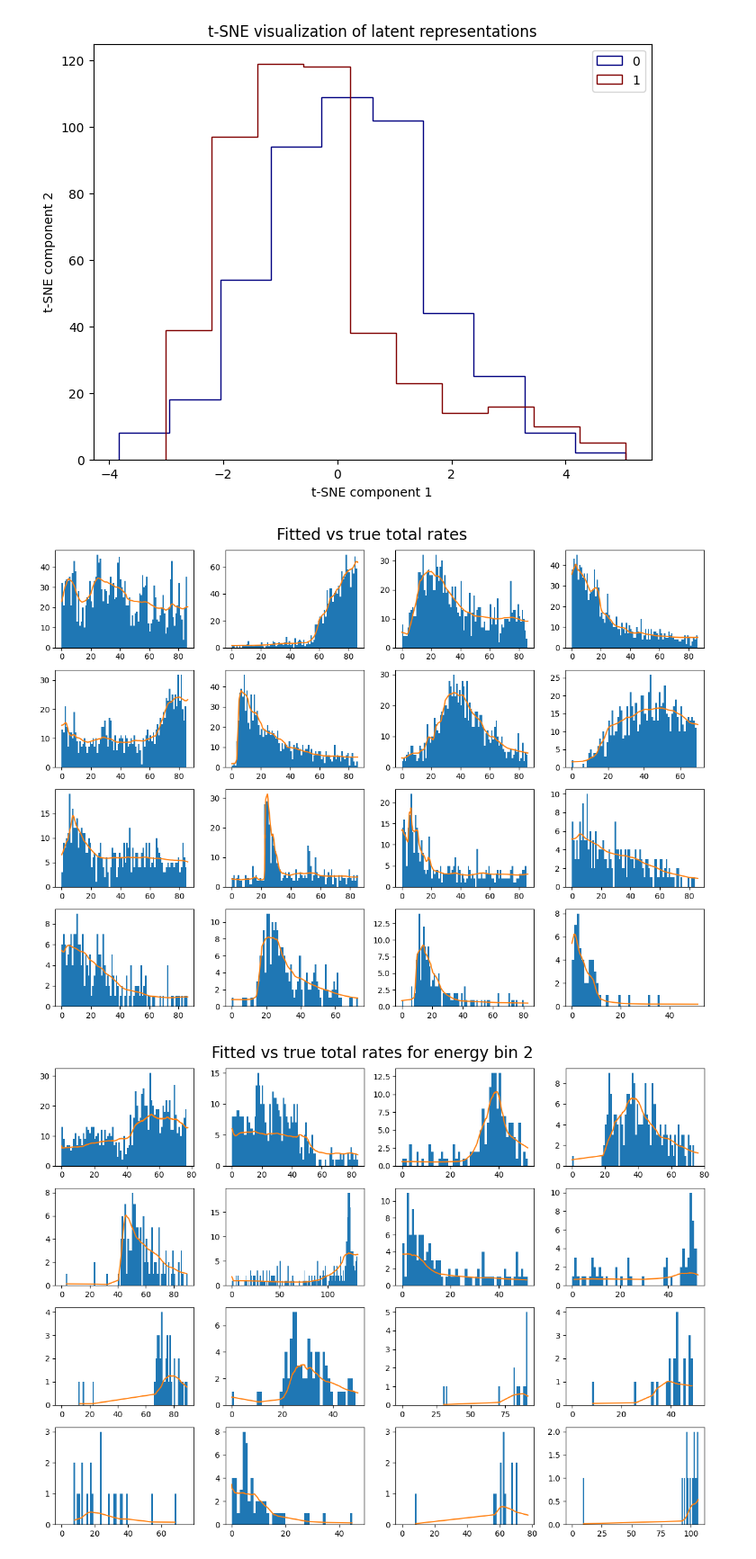
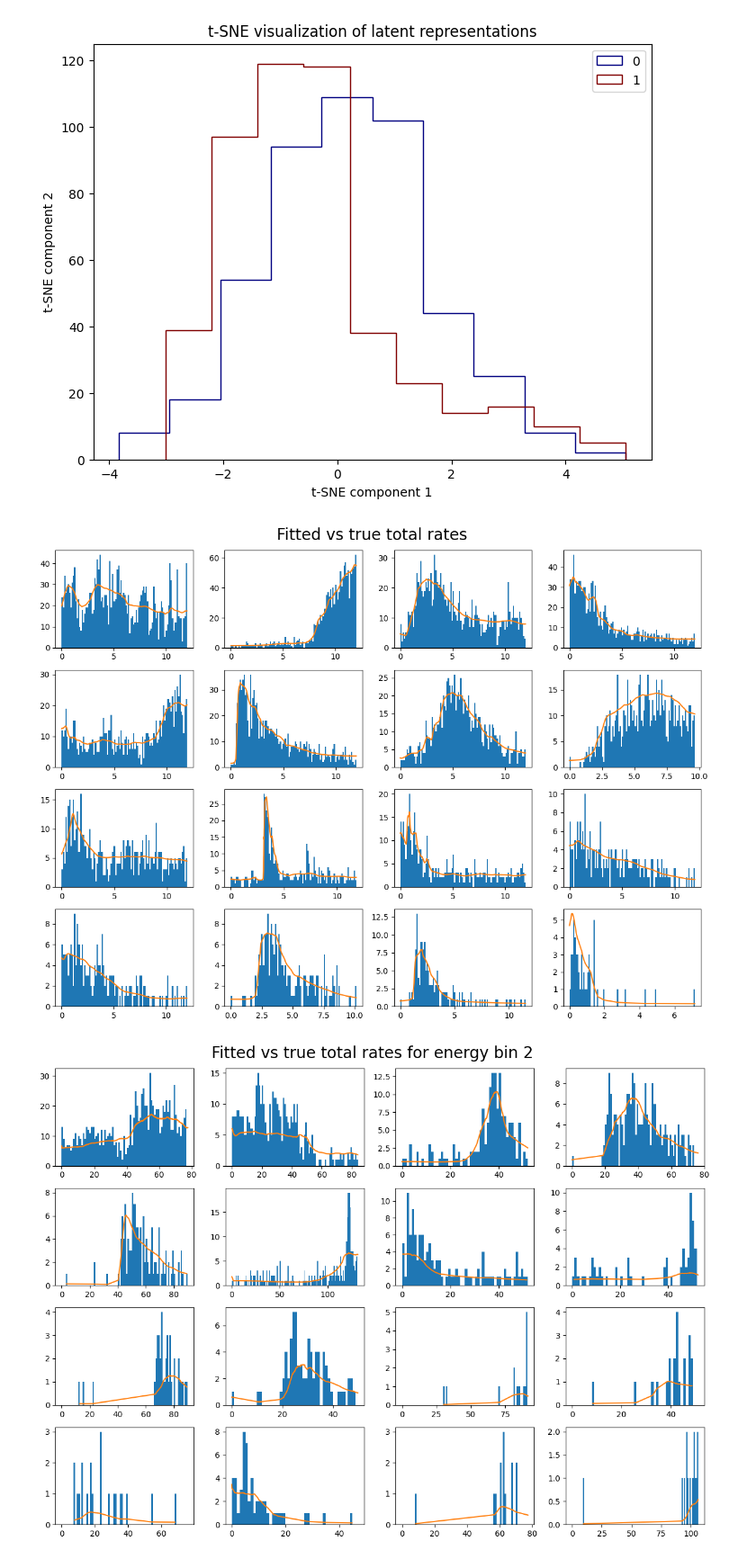
Before and after one commit to villrv/ppae, a Jupyter notebook: chandra_visualization_samelifetime.ipynb, the cells around one changed output. Shown at 90% size. Cells and saved outputs as stored; diff of their text form; code cells hidden in the pictures.

```diff
--- a/chandra_visualization_samelifetime.ipynb
+++ b/chandra_visualization_samelifetime.ipynb
@@ -174,7 +173,19 @@ plt.show()
+# %%
+import pickle
+
+# # Specify the file name
+file_name = '../Chandra_data/small_eventfiles_lifetime43200.pkl'
+
+# # Load and deserialize the list from the file
+# with open(file_name, 'wb') as file:  # Note the 'wb' mode for writing bytes
+#     pickle.dump(data_lst, file)
+
+with open(file_name, 'rb') as file:
+    data_lst = pickle.load(file)
 # %%
 # Record special labels
 B = 16
-data = RealEventsDataset(data_lst,E_bins=13,t_scale=t_scale)
+data = RealEventsDataset(data_lst,E_bins=13,t_scale=5000)
 loader = DataLoader(data, batch_size=B, shuffle=True, num_workers=4, collate_fn=padding_collate_fn)
 # %%
 # Create and save NN model
@@ -442,30 +449,30 @@ plt.show()
 # %% [output]
 [figure]
 # %%
-plotting_t_scale = 10
-
+nbins = 100
+t_scale = 5000
 # Plot total rates
 plt.figure(figsize=(12,9))
 batch_index = 1
 start_index = 0
 for i in range(16):
     index = start_index + i
     batch = outputs[batch_index]
     mask = batch['mask'][index]
-    times = batch['event_list'][index,mask,0] * plotting_t_scale
-    rates = batch['rates'][index,mask] / plotting_t_scale
-    T = batch['T'][index] * plotting_t_scale
+    times = batch['event_list'][index,mask,0] * t_scale / 3600
+    rates = batch['rates'][index,mask] * 43200 / t_scale / nbins
+    T = batch['T'][index] * t_scale
     plt.subplot(4,4,i+1)
-    plt.hist(times, bins = torch.arange(torch.ceil(T)))
+    plt.hist(times, bins = nbins)
     plt.plot(times, torch.sum(rates,dim=-1))
     # plt.xlabel('t (rescaled for better visualization)')
     # plt.ylabel('rate')
 plt.suptitle('Fitted vs true total rates',size=20)
 plt.tight_layout()
-plt.savefig('../plots/total_rate_comparison_same.png')
+# plt.savefig('../plots/total_rate_comparison_same.png')
 plt.show()
 # %% [output]
-[figure, old version]
+[figure, new version]
 # %%
 # Plot rates for a specific energy bin
 plt.figure(figsize=(12,9))
```
Also changed, not shown: parts of 5 cells of this notebook, 5 other files.
